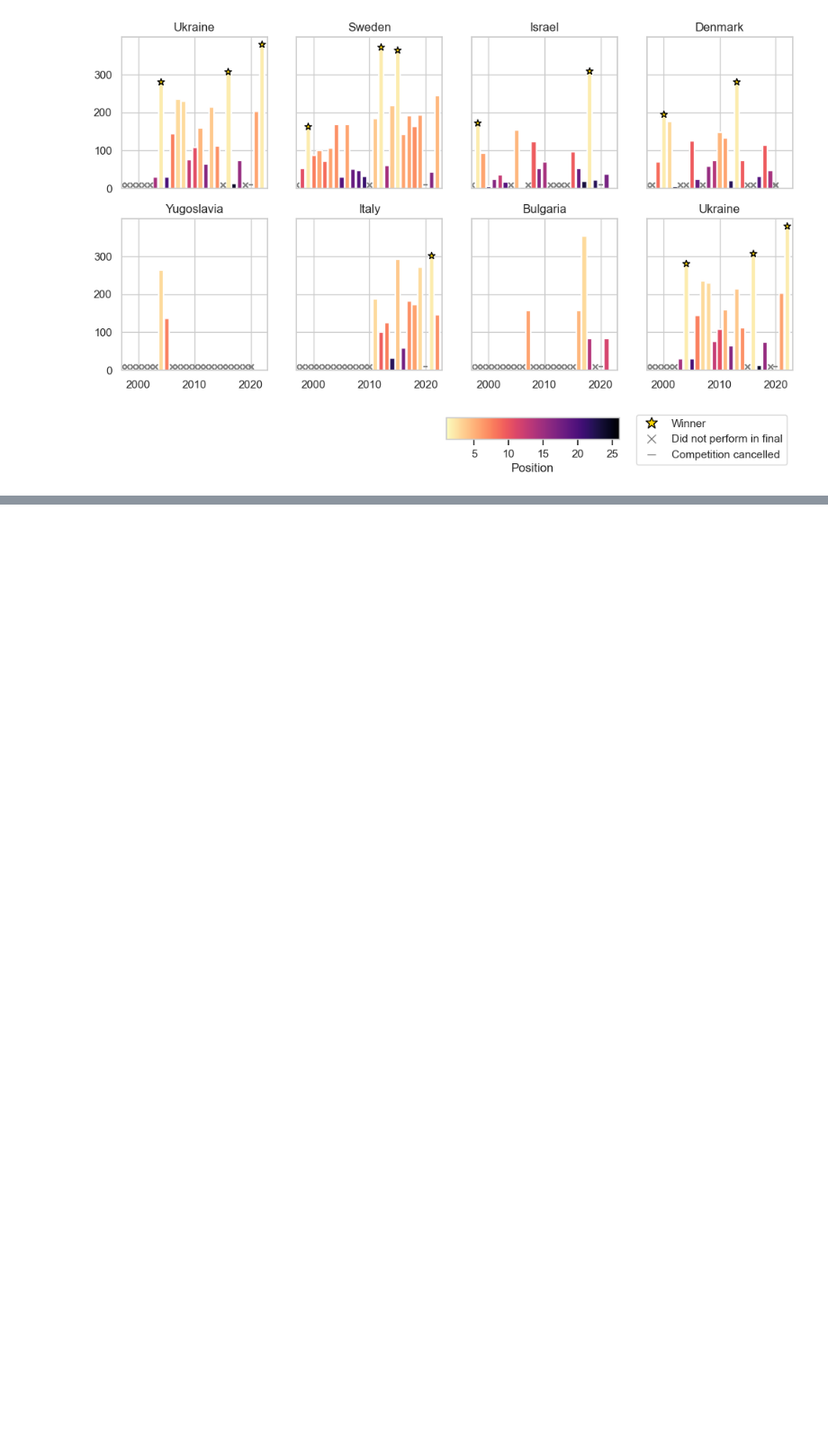
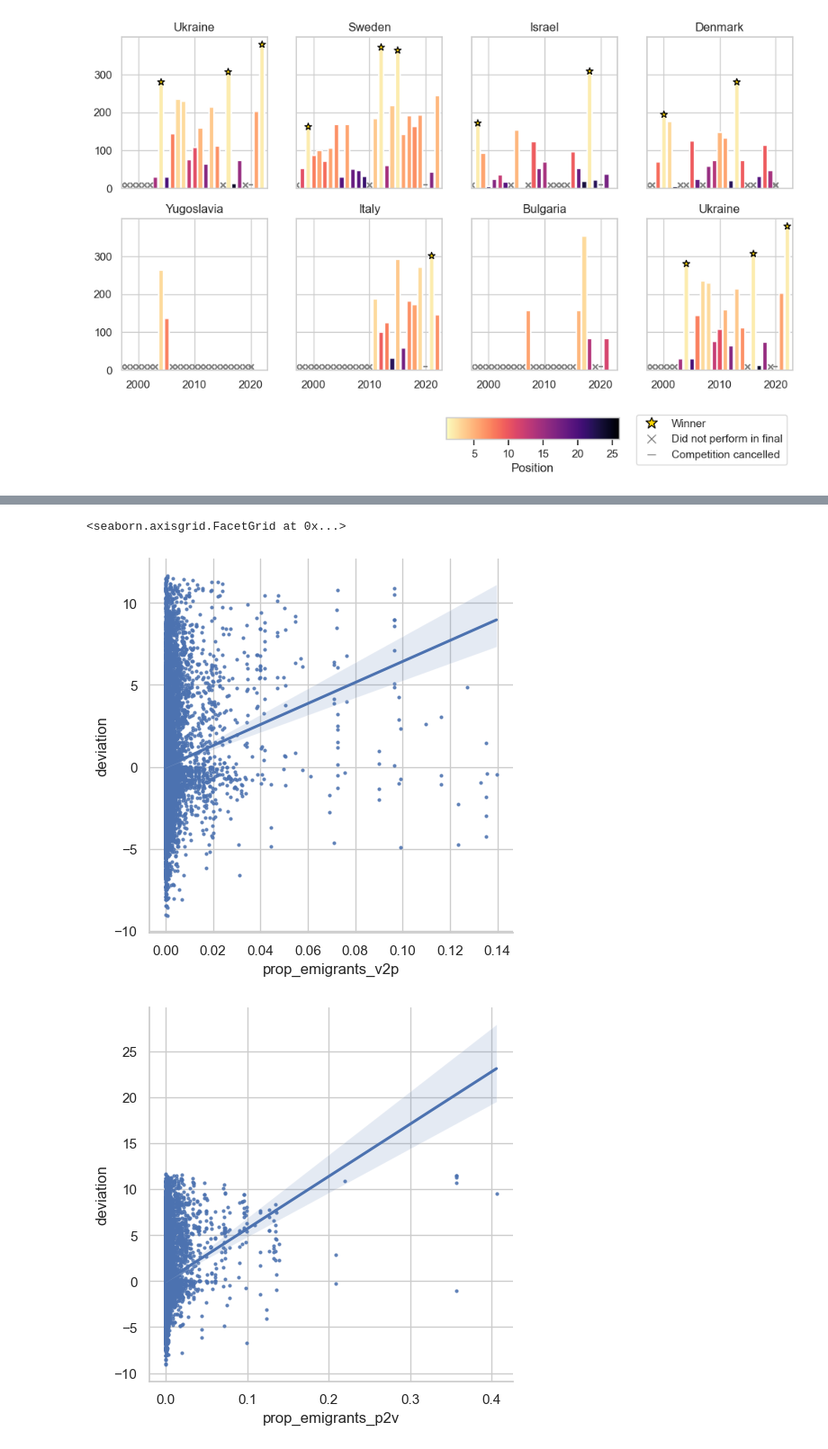
Before and after one commit to KatrionaGoldmann/Eurovision_TDS, a Jupyter notebook: eurovision/notebooks/story.ipynb, the cells around one changed output, grey strips where cells are left out. Shown at 90% size. Drawn from its saved outputs; the diff is of its cells as text; code cells hidden in the pictures; blank space fills up the shorter version.

```diff
--- a/eurovision/notebooks/story.ipynb
+++ b/eurovision/notebooks/story.ipynb
@@ -161,0 +410,21 @@ fig.colorbar(sm, ax=ax, orientation='horizontal', fraction=0.02, pad=0.1, label=
+# %%
+df_migration = df[['year', 'from_code2', 'to_code2', 'prop_emigrants_v2p', 'prop_emigrants_p2v', 'points']].copy()
+
+# Calculate score deviation per year
+df_migration['avg_votes'] = df_migration.groupby(['to_code2', 'year'])['points'].transform('mean')
+df_migration['deviation'] = df_migration['points'] - df_migration['avg_votes']
+# %%
+# plt.scatter(df_migration['prop_emigrants_v2p'], df_migration['deviation'], s=4)
+# plt.xlabel("Proportion of emigrants from voting country in performing country")
+# plt.ylabel("Average score deviation")
+# plt.show()
+
+
+
+sns.lmplot(x='prop_emigrants_v2p', y='deviation', data=df_migration, scatter_kws={"s": 4})
+
+sns.lmplot(x='prop_emigrants_p2v', y='deviation', data=df_migration, scatter_kws={"s": 4})
+# %% [output]
+<seaborn.axisgrid.FacetGrid at 0x...>
+[figure, added]
+[figure, added]
```
Also changed, not shown: parts of 13 cells of this notebook.
